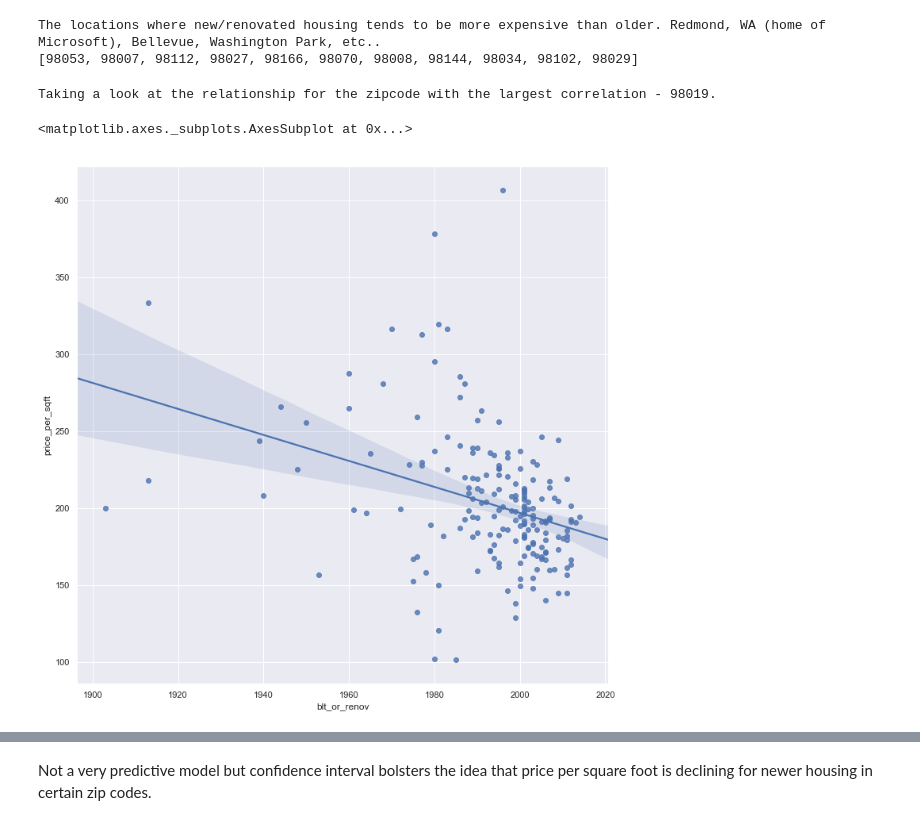
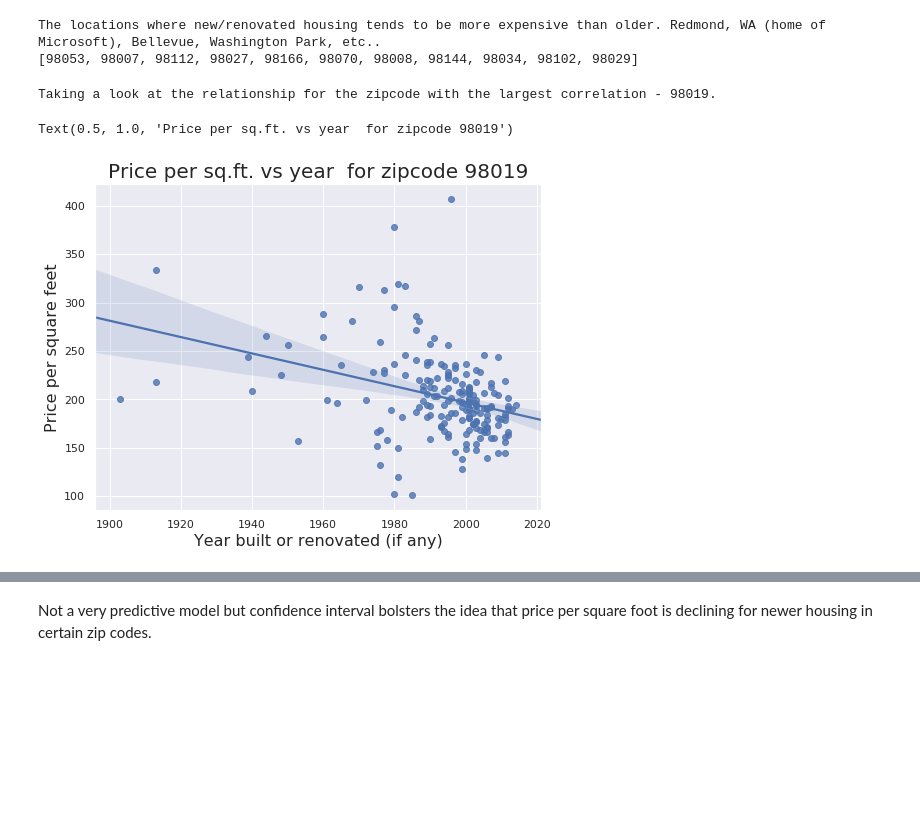
Before and after one commit to angelmanzur/LinearRegression_Proj1, a Jupyter notebook: King Sales - Team Awesome 2.ipynb, the cells around one changed output, grey strips where cells are left out. Saved outputs shown, nothing was run; the diff lists cells and outputs as text; code cells hidden in the pictures; blank space fills up the shorter version.

Commit message:
reformated the plots and calculated the price increase based on the variables

```diff
--- a/King Sales - Team Awesome 2.ipynb
+++ b/King Sales - Team Awesome 2.ipynb
@@ -180,11 +196,0 @@ sns.regplot("blt_or_renov","price_per_sqft", data=df)
-# %%
-rsquared = {}
-slopes = {}
-
-sns.set(rc={'figure.figsize':(12,12)})
-for zipcode in df["zipcode"].unique():
-    df_filter = df[df["zipcode"] == zipcode]
-    model = ols(formula="price_per_sqft~blt_or_renov", data=df_filter).fit()
-    sns.regplot("blt_or_renov","price_per_sqft", data=df_filter, label=zipcode)
-    rsquared[zipcode] = model.rsquared
-    slopes[zipcode] = model.params[1]
@@ -192,0 +197,25 @@ for zipcode in df["zipcode"].unique():
+# %%
+# Lest's fit price per sqft vs year built or renovated and show the strends per zipcode
+rsquared = {}
+slopes = {}
+
+sns.set(rc={'figure.figsize':(8,6)})
+
+for zipcode in df["zipcode"].unique():
+    df_filter = df[df["zipcode"] == zipcode]
+    model = ols(formula="price_per_sqft~blt_or_renov", data=df_filter).fit()
+    sns.regplot("blt_or_renov","price_per_sqft", data=df_filter, label=zipcode)
+    rsquared[zipcode] = model.rsquared
+    slopes[zipcode] = model.params[1]
+
+plt.title('Price trends, since year built (or renovated), grouped by zipcode', fontsize = 20)
+plt.xlabel('Older houses trend to have higher prices for the majority of the zipcodes', fontsize=16)
+plt.ylabel('')
+plt.tick_params(axis='both', which='both', bottom=False, top=False, labelbottom=False, right=False, left=False, labelleft=False)
+# plt.tick_params(
+#     axis='y',          # changes apply to the x-axis
+#     which='both',      # both major and minor ticks are affected
+#     bottom=False,      # ticks along the bottom edge are off
+#     top=False,         # ticks along the top edge are off
+#     left='off',
+#     labelbottom=False)
@@ -210,8 +241,12 @@ The locations where new/renovated housing tends to be more expensive than older.
 # %%
 print("Taking a look at the relationship for the zipcode with the largest correlation - 98019.")
 sns.regplot("blt_or_renov","price_per_sqft", data=df[df["zipcode"] == 98019], label=zipcode)
+
+plt.xlabel('Year built or renovated (if any)',fontsize=16 )
+plt.ylabel('Price per square feet',fontsize=16 )
+plt.title('Price per sq.ft. vs year  for zipcode 98019',fontsize=20 )
 # %% [output]
 Taking a look at the relationship for the zipcode with the largest correlation - 98019.
-<matplotlib.axes._subplots.AxesSubplot at 0x...>
+Text(0.5, 1.0, 'Price per sq.ft. vs year  for zipcode 98019')
-[figure, old version]
+[figure, new version]
 # %%
```
Also changed, not shown: parts of 52 cells of this notebook.
